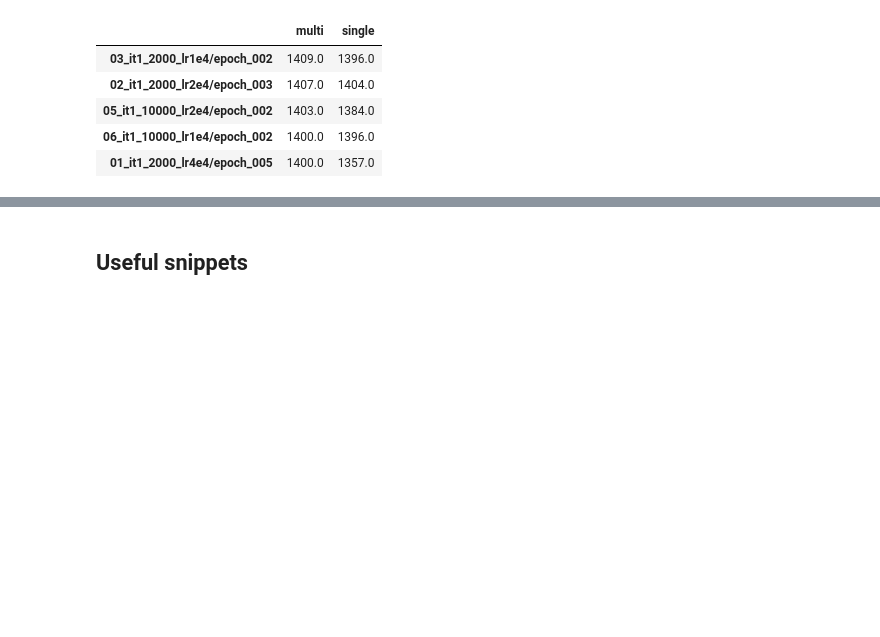
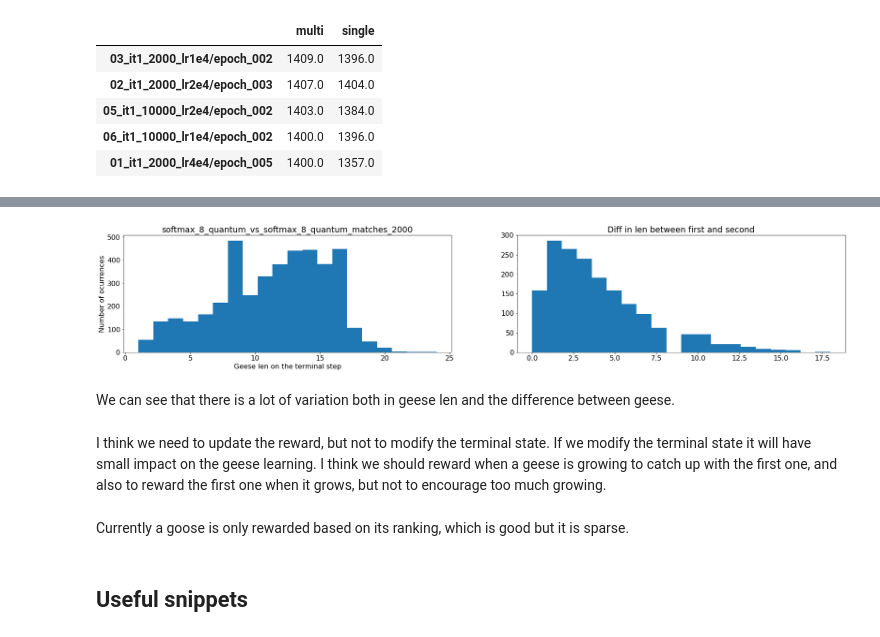
Before and after one commit to ironbar/hungry_geese, a Jupyter notebook: notebooks/007_ladder_of_agents_2.ipynb, the cells around one changed output, grey strips where cells are left out. Drawn from its saved outputs; the diff is of its cells as text; code cells hidden in the pictures; blank space fills up the shorter version.

```diff
--- a/notebooks/007_ladder_of_agents_2.ipynb
+++ b/notebooks/007_ladder_of_agents_2.ipynb
@@ -1000,3 +1031,35 @@ df.sort_values('multi', ascending=False).head()
+# %%
+def geese_length_histogram(saved_games_path):
+    with open(saved_games_path, 'r') as f:
+        matches_results = json.load(f)
+    geese_len = []
+    diff_with_max = []
+    for results in matches_results:
+        if len(results) == 200:
+            step = results[-1]
+            geese = step[0]['observation']['geese']
+            match_geese_len = sorted([len(goose) for goose in geese if goose])
+            geese_len.extend(match_geese_len)
+            if len(match_geese_len) > 1:
+                diff_with_max.append(match_geese_len[-1] - match_geese_len[-2])
+    plt.subplot(121)
+    plt.title(os.path.splitext(os.path.basename(saved_games_path))[0])
+    plt.hist(geese_len, bins=20)
+    plt.xlabel('Geese len on the terminal step')
+    plt.ylabel('Number of ocurrences')
+    plt.subplot(122)
+    plt.title('Diff in len between first and second')
+    plt.hist(diff_with_max, bins=20)
+# %%
+geese_length_histogram('/mnt/hdd0/Kaggle/hungry_geese/games/softmax_8_quantum_vs_softmax_8_quantum_matches_2000.json')
+# %% [output]
+[figure, added]
+# %% [markdown]
+We can see that there is a lot of variation both in geese len and the difference between geese.
+# %% [markdown]
+I think we need to update the reward, but not to modify the terminal state. If we modify the terminal state it will have small impact on the geese learning. I think we should reward when a geese is growing to catch up with the first one, and also to reward the first one when it grows, but not to encourage too much growing.
+# %% [markdown]
+Currently a goose is only rewarded based on its ranking, which is good but it is sparse.
 # %% [markdown]
 ## Useful snippets
 # %%
```
Also changed, not shown: parts of 6 cells of this notebook, 2 other files.
